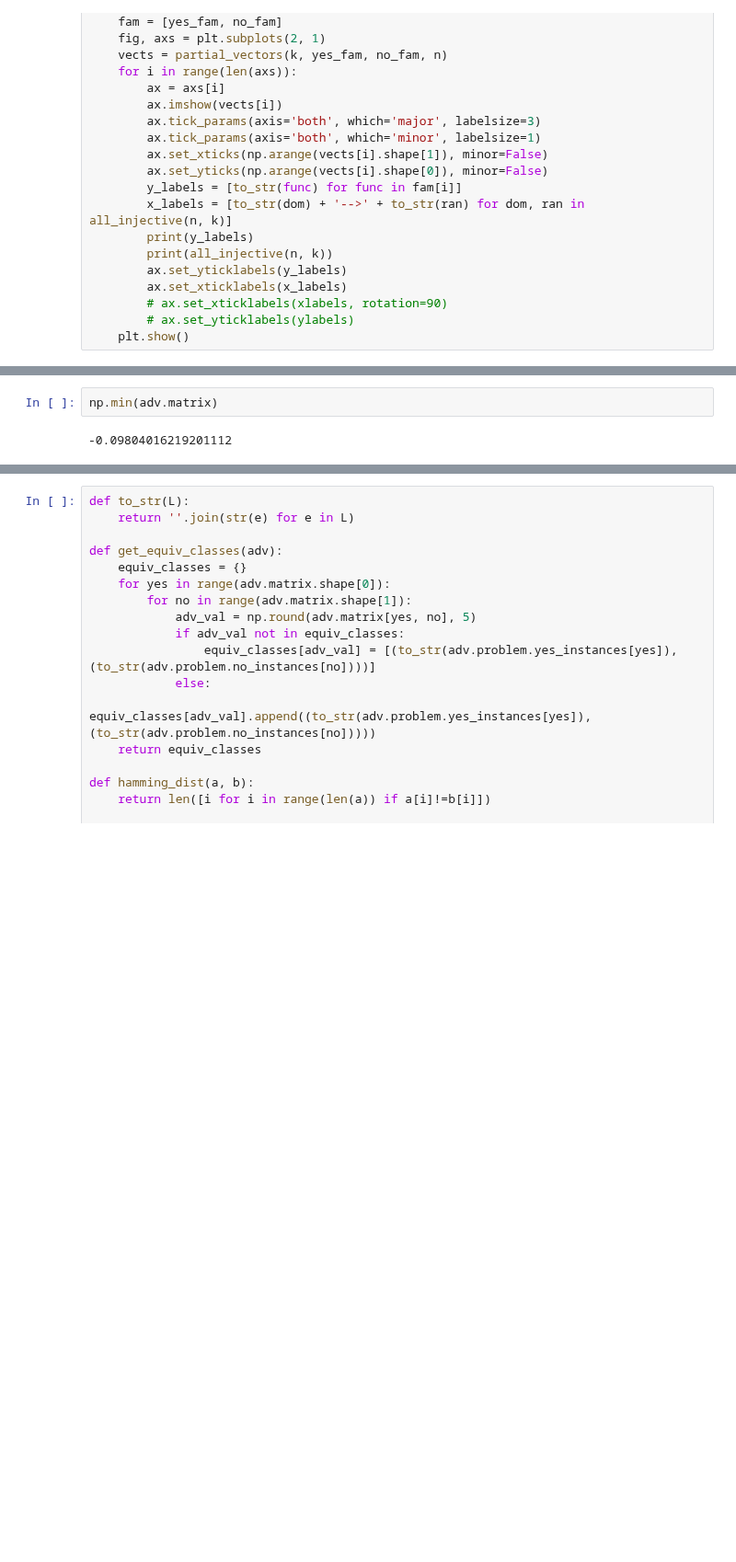
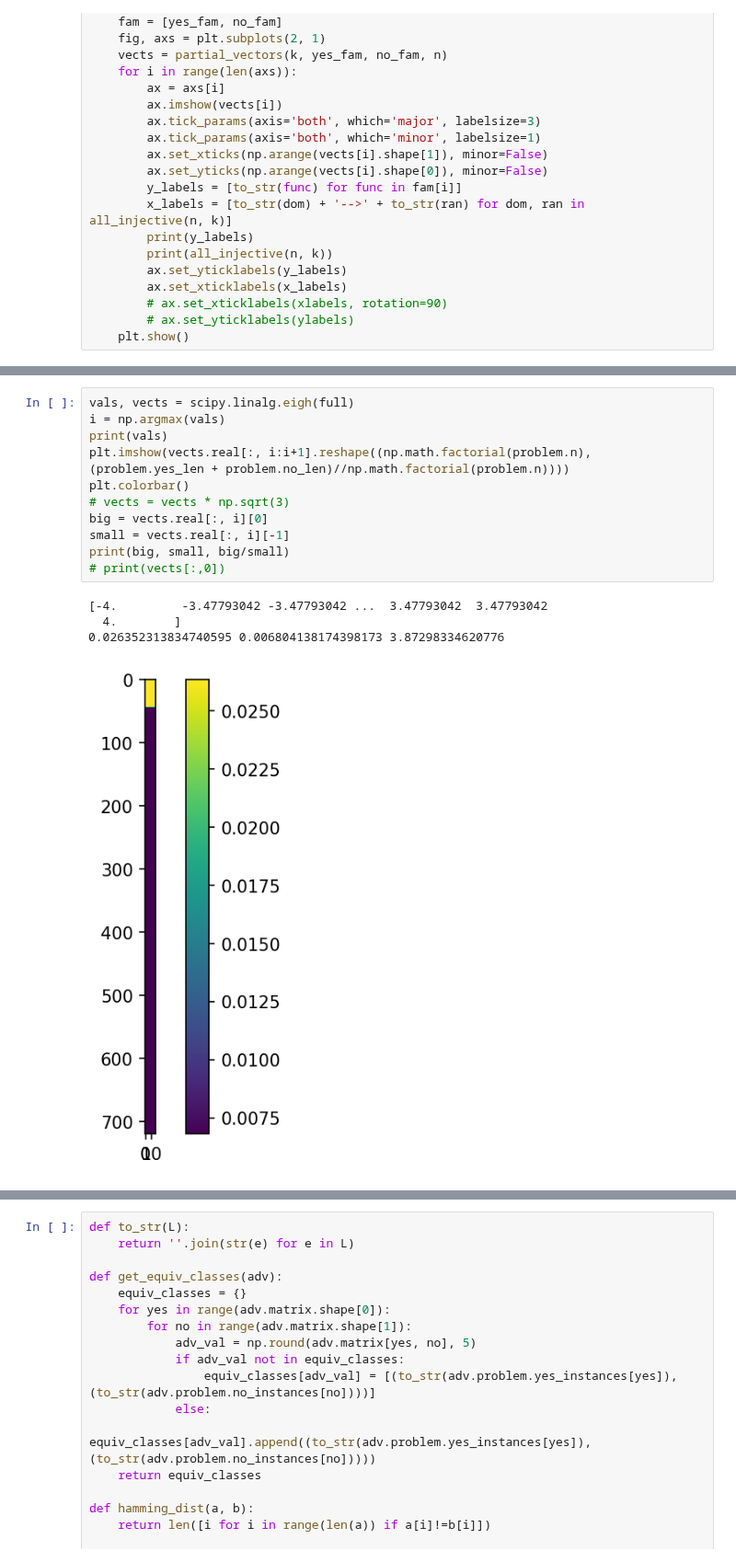
Before and after one commit to blake-holman/ED_Adversaries, a Jupyter notebook: Adversary.ipynb, the cells around one changed output, grey strips where cells are left out. Shown at 92% size. Saved outputs shown, nothing was run; the diff lists cells and outputs as text; blank space fills up the shorter version.

```diff
--- a/Adversary.ipynb
+++ b/Adversary.ipynb
@@ -182,5 +189,17 @@ target 3
 # %%
-np.min(adv.matrix)
+vals, vects = scipy.linalg.eigh(full)
+i = np.argmax(vals)
+print(vals)
+plt.imshow(vects.real[:, i:i+1].reshape((np.math.factorial(problem.n), (problem.yes_len + problem.no_len)//np.math.factorial(problem.n))))
+plt.colorbar()
+# vects = vects * np.sqrt(3)
+big = vects.real[:, i][0]
+small = vects.real[:, i][-1]
+print(big, small, big/small)
+# print(vects[:,0])
 # %% [output]
--0.09804016219201112
+[-4.         -3.47793042 -3.47793042 ...  3.47793042  3.47793042
+  4.        ]
+0.026352313834740595 0.006804138174398173 3.87298334620776
+[figure, added]
 # %%
```
Also changed, not shown: parts of 4 cells of this notebook, 9 other files.
